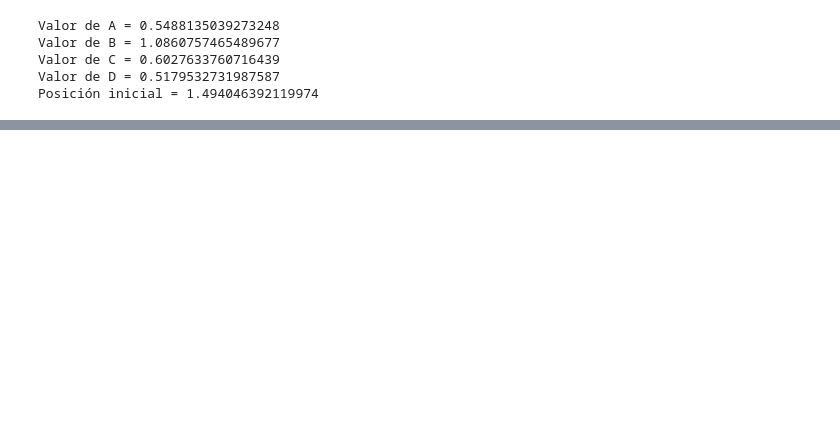
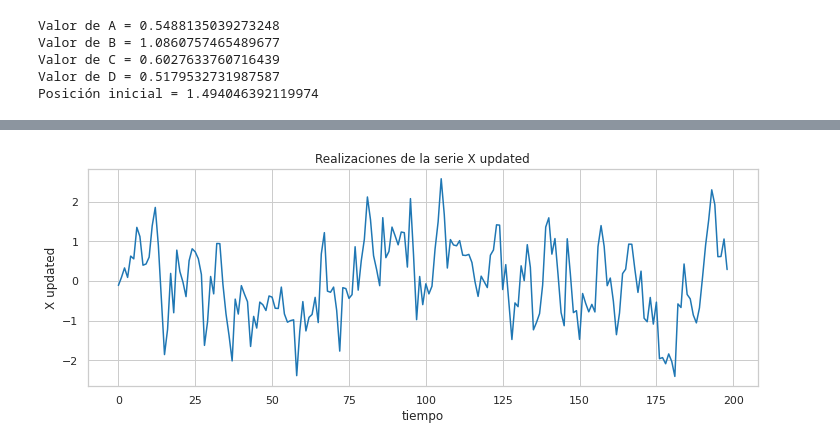
Before and after one commit to camilocarvajalreyes/tareas-MDS7204, a Jupyter notebook: unidad_1/tarea_1/tarea_1_filtro_kalman.ipynb, the cells around one changed output, grey strips where cells are left out. Cells and saved outputs as stored; diff of their text form; code cells hidden in the pictures; blank space fills up the shorter version.

```diff
--- a/unidad_1/tarea_1/tarea_1_filtro_kalman.ipynb
+++ b/unidad_1/tarea_1/tarea_1_filtro_kalman.ipynb
@@ -120,0 +160,5 @@ class KalmanFilter1D:
+# %%
+X_updt = filter.x_updated()
+plot_series(X_updt,'X updated')
+# %% [output]
+[figure, added]
```
Also changed, not shown: parts of 13 cells of this notebook.
